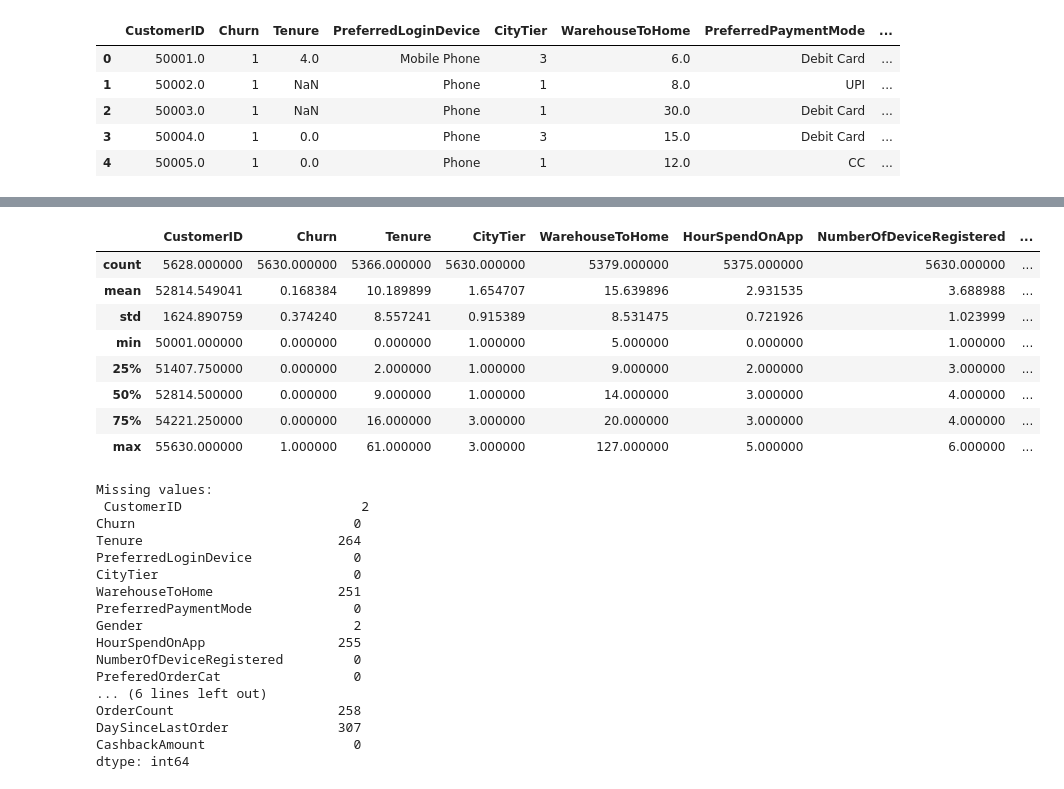
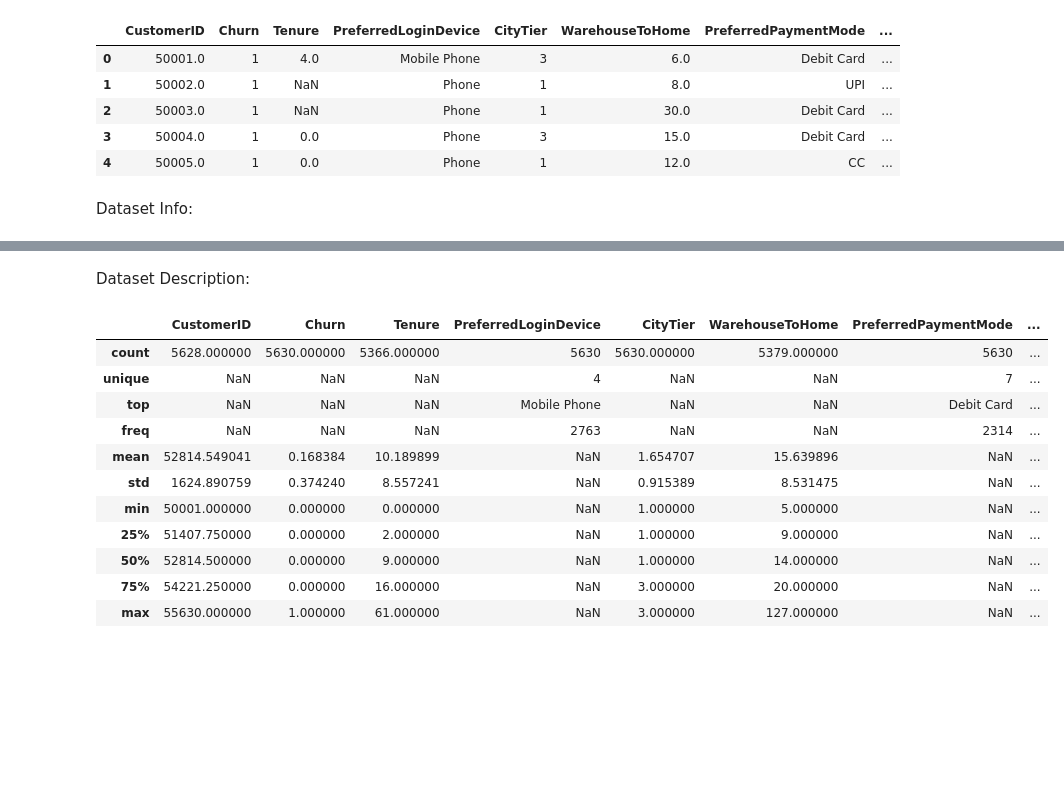
Before and after one commit to Matiin-heidari/churn-prediction, a Jupyter notebook: main.ipynb, the cells around one changed output, grey strips where cells are left out. Cells and saved outputs as stored; diff of their text form; code cells hidden in the pictures; blank space fills up the shorter version.

```diff
--- a/main.ipynb
+++ b/main.ipynb
@@ -32,6 +40,8 @@ df.head()
 | 2 | 50003.0 | 1 | NaN | Phone | 1 | 30.0 | Debit Card | ... |
 | 3 | 50004.0 | 1 | 0.0 | Phone | 3 | 15.0 | Debit Card | ... |
 | 4 | 50005.0 | 1 | 0.0 | Phone | 1 | 12.0 | CC | ... |
+# %% [markdown]
+Dataset Info:
 # %%
 df.info()
 # %% [output]
@@ -52,15 +62,20 @@ Data columns (total 20 columns):
  19  CashbackAmount               5630 non-null   float64
 dtypes: float64(9), int64(6), object(5)
 memory usage: 879.8+ KB
+# %% [markdown]
+Dataset Description:
 # %%
-df.describe()
+df.describe(include='all')
 # %% [output]
-|  | CustomerID | Churn | Tenure | CityTier | WarehouseToHome | HourSpendOnApp | NumberOfDeviceRegistered | ... |
-| count | 5628.000000 | 5630.000000 | 5366.000000 | 5630.000000 | 5379.000000 | 5375.000000 | 5630.000000 | ... |
-| mean | 52814.549041 | 0.168384 | 10.189899 | 1.654707 | 15.639896 | 2.931535 | 3.688988 | ... |
-| std | 1624.890759 | 0.374240 | 8.557241 | 0.915389 | 8.531475 | 0.721926 | 1.023999 | ... |
-| min | 50001.000000 | 0.000000 | 0.000000 | 1.000000 | 5.000000 | 0.000000 | 1.000000 | ... |
-| 25% | 51407.750000 | 0.000000 | 2.000000 | 1.000000 | 9.000000 | 2.000000 | 3.000000 | ... |
-| 50% | 52814.500000 | 0.000000 | 9.000000 | 1.000000 | 14.000000 | 3.000000 | 4.000000 | ... |
-| 75% | 54221.250000 | 0.000000 | 16.000000 | 3.000000 | 20.000000 | 3.000000 | 4.000000 | ... |
-| max | 55630.000000 | 1.000000 | 61.000000 | 3.000000 | 127.000000 | 5.000000 | 6.000000 | ... |
+|  | CustomerID | Churn | Tenure | PreferredLoginDevice | CityTier | WarehouseToHome | PreferredPaymentMode | ... |
+| count | 5628.000000 | 5630.000000 | 5366.000000 | 5630 | 5630.000000 | 5379.000000 | 5630 | ... |
+| unique | NaN | NaN | NaN | 4 | NaN | NaN | 7 | ... |
+| top | NaN | NaN | NaN | Mobile Phone | NaN | NaN | Debit Card | ... |
+| freq | NaN | NaN | NaN | 2763 | NaN | NaN | 2314 | ... |
+| mean | 52814.549041 | 0.168384 | 10.189899 | NaN | 1.654707 | 15.639896 | NaN | ... |
+| std | 1624.890759 | 0.374240 | 8.557241 | NaN | 0.915389 | 8.531475 | NaN | ... |
+| min | 50001.000000 | 0.000000 | 0.000000 | NaN | 1.000000 | 5.000000 | NaN | ... |
+| 25% | 51407.750000 | 0.000000 | 2.000000 | NaN | 1.000000 | 9.000000 | NaN | ... |
+| 50% | 52814.500000 | 0.000000 | 9.000000 | NaN | 1.000000 | 14.000000 | NaN | ... |
+| 75% | 54221.250000 | 0.000000 | 16.000000 | NaN | 3.000000 | 20.000000 | NaN | ... |
+| max | 55630.000000 | 1.000000 | 61.000000 | NaN | 3.000000 | 127.000000 | NaN | ... |
@@ -75,21 +81,0 @@ df.describe()
-# %%
-# Null Values Check
-print("Missing values:\n", df.isnull().sum())
-# %% [output]
-Missing values:
- CustomerID                       2
-Churn                            0
-Tenure                         264
-PreferredLoginDevice             0
-CityTier                         0
-WarehouseToHome                251
-PreferredPaymentMode             0
-Gender                           2
-HourSpendOnApp                 255
-NumberOfDeviceRegistered         0
-PreferedOrderCat                 0
-... (6 lines left out)
-OrderCount                     258
-DaySinceLastOrder              307
-CashbackAmount                   0
-dtype: int64
```
Also changed, not shown: parts of 89 cells of this notebook.
